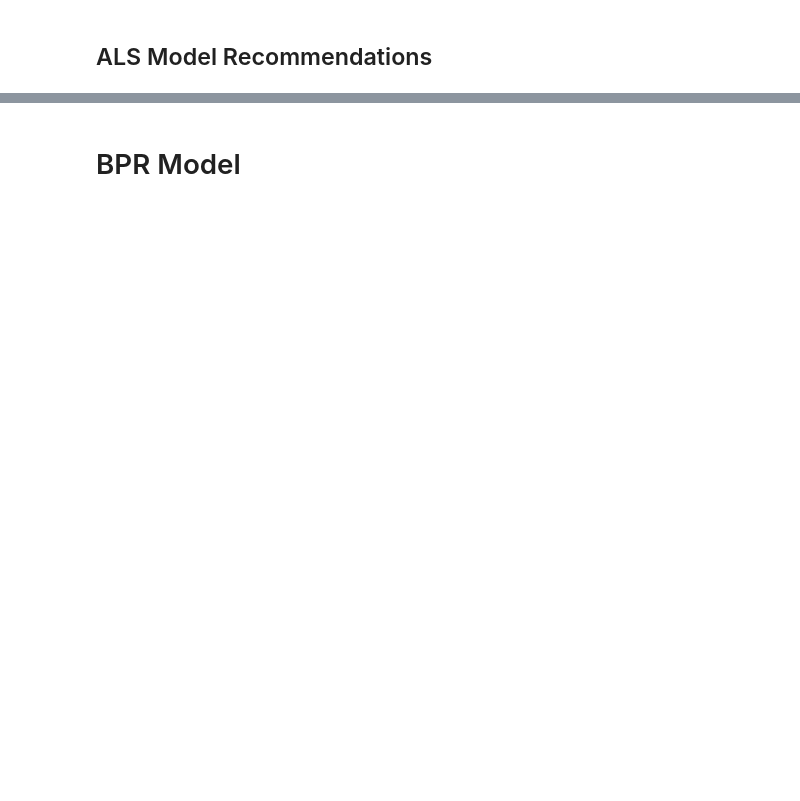
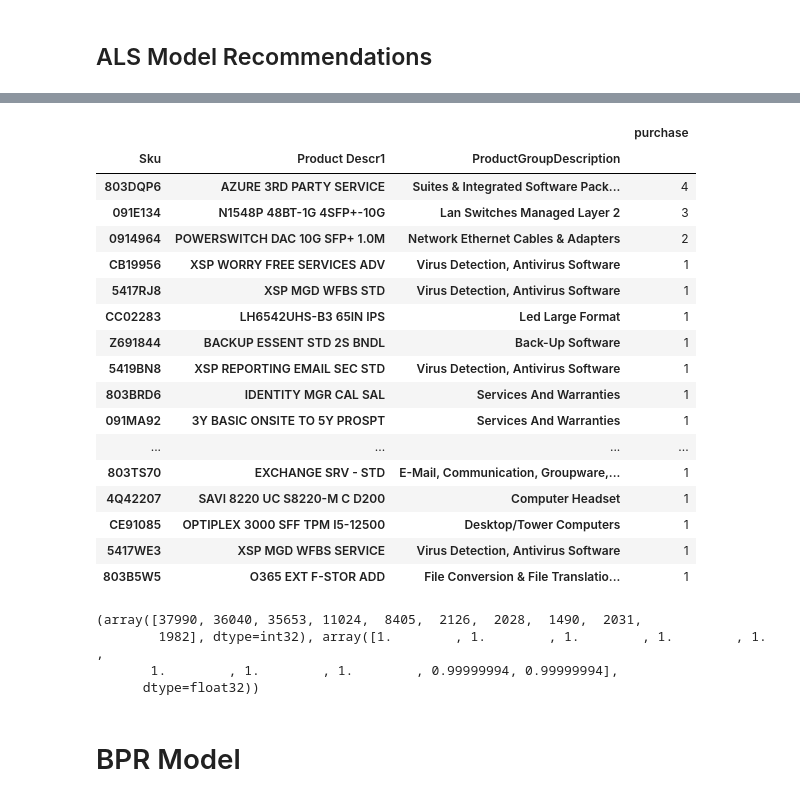
Before and after one commit to vincm1/RecSys_Implicit, a Jupyter notebook: Alternating_Least_Squares_(ALS)_&_Bayesian_Personalized_Ranking_(BPR).ipynb, the cells around one changed output, grey strips where cells are left out. Saved outputs shown, nothing was run; the diff lists cells and outputs as text; code cells hidden in the pictures; blank space fills up the shorter version.

```diff
--- a/Alternating_Least_Squares_(ALS)_&_Bayesian_Personalized_Ranking_(BPR).ipynb
+++ b/Alternating_Least_Squares_(ALS)_&_Bayesian_Personalized_Ranking_(BPR).ipynb
@@ -445,9 +480,37 @@ rec_tab
+# %%
+user_purchases = pd.DataFrame(df[df.bcn_id == user_id][["Product Descr1","Sku", "ProductGroupDescription", "purchase"]].groupby(
+                              ["Sku","Product Descr1", "ProductGroupDescription"])["purchase"].sum().sort_values(ascending=False))
+user_purchases[0:20]
+# %% [output]
+|  |  |  | purchase |
+| Sku | Product Descr1 | ProductGroupDescription |  |
+| 803DQP6 | AZURE 3RD PARTY SERVICE | Suites & Integrated Software Pack... | 4 |
+| 091E134 | N1548P 48BT-1G 4SFP+-10G | Lan Switches Managed Layer 2 | 3 |
+| 0914964 | POWERSWITCH DAC 10G SFP+ 1.0M | Network Ethernet Cables & Adapters | 2 |
+| CB19956 | XSP WORRY FREE SERVICES ADV | Virus Detection, Antivirus Software | 1 |
+| 5417RJ8 | XSP MGD WFBS STD | Virus Detection, Antivirus Software | 1 |
+| CC02283 | LH6542UHS-B3 65IN IPS | Led Large Format | 1 |
+| Z691844 | BACKUP ESSENT STD 2S BNDL | Back-Up Software | 1 |
+| 5419BN8 | XSP REPORTING EMAIL SEC STD | Virus Detection, Antivirus Software | 1 |
+| 803BRD6 | IDENTITY MGR CAL SAL | Services And Warranties | 1 |
+| 091MA92 | 3Y BASIC ONSITE TO 5Y PROSPT | Services And Warranties | 1 |
+| ... | ... | ... | ... |
+| 803TS70 | EXCHANGE SRV - STD | E-Mail, Communication, Groupware,... | 1 |
+| 4Q42207 | SAVI 8220 UC S8220-M C D200 | Computer Headset | 1 |
+| CE91085 | OPTIPLEX 3000 SFF TPM I5-12500 | Desktop/Tower Computers | 1 |
+| 5417WE3 | XSP MGD WFBS SERVICE | Virus Detection, Antivirus Software | 1 |
+| 803B5W5 | O365 EXT F-STOR ADD | File Conversion & File Translatio... | 1 |
 # %%
 #Get similar items
 item_id = 7
 n_similar = 10
-similar = model.similar_items(item_id, n_similar)
+similar = model_2.similar_items(item_id, n_similar)
 print(similar)
+# %% [output]
+(array([37990, 36040, 35653, 11024,  8405,  2126,  2028,  1490,  2031,
+        1982], dtype=int32), array([1.        , 1.        , 1.        , 1.        , 1.        ,
+       1.        , 1.        , 1.        , 0.99999994, 0.99999994],
+      dtype=float32))
 # %% [markdown]
 # BPR Model
 # %%
```
Also changed, not shown: parts of 62 cells of this notebook.
